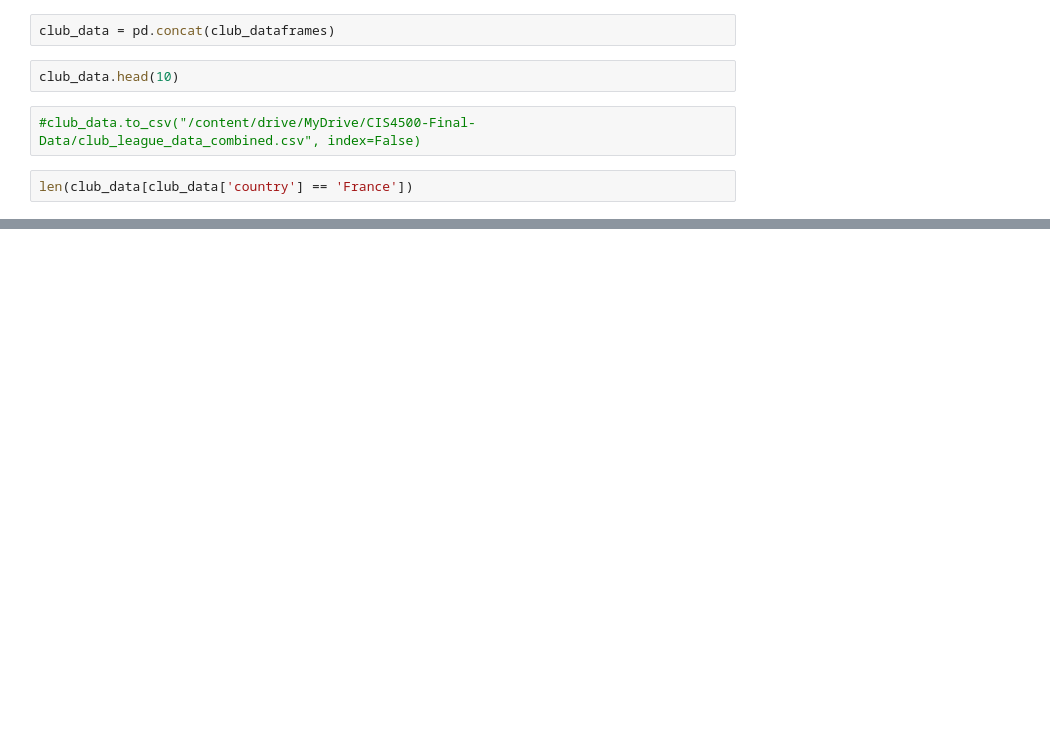
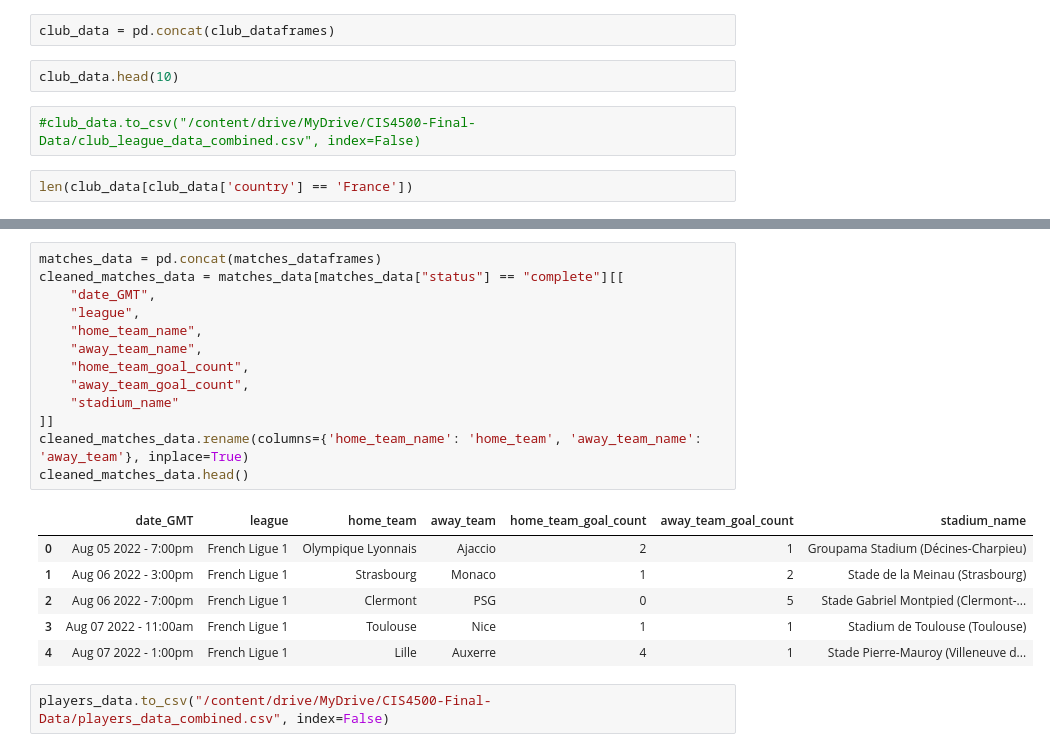
Before and after one commit to jameskearney-Penn/Fifamuse, a Jupyter notebook: Data_Aggregation.ipynb, the cells around one changed output, grey strips where cells are left out. Drawn from its saved outputs; the diff is of its cells as text; blank space fills up the shorter version.

```diff
--- a/Data_Aggregation.ipynb
+++ b/Data_Aggregation.ipynb
@@ -72,3 +133,25 @@ len(club_data[club_data['country'] == 'France'])
+# %%
+matches_data = pd.concat(matches_dataframes)
+cleaned_matches_data = matches_data[matches_data["status"] == "complete"][[
+    "date_GMT",
+    "league",
+    "home_team_name",
+    "away_team_name",
+    "home_team_goal_count",
+    "away_team_goal_count",
+    "stadium_name"
+]]
+cleaned_matches_data.rename(columns={'home_team_name': 'home_team', 'away_team_name': 'away_team'}, inplace=True)
+cleaned_matches_data.head()
+# %% [output]
+|  | date_GMT | league | home_team | away_team | home_team_goal_count | away_team_goal_count | stadium_name |
+| 0 | Aug 05 2022 - 7:00pm | French Ligue 1 | Olympique Lyonnais | Ajaccio | 2 | 1 | Groupama Stadium (Décines-Charpieu) |
+| 1 | Aug 06 2022 - 3:00pm | French Ligue 1 | Strasbourg | Monaco | 1 | 2 | Stade de la Meinau (Strasbourg) |
+| 2 | Aug 06 2022 - 7:00pm | French Ligue 1 | Clermont | PSG | 0 | 5 | Stade Gabriel Montpied (Clermont-... |
+| 3 | Aug 07 2022 - 11:00am | French Ligue 1 | Toulouse | Nice | 1 | 1 | Stadium de Toulouse (Toulouse) |
+| 4 | Aug 07 2022 - 1:00pm | French Ligue 1 | Lille | Auxerre | 4 | 1 | Stade Pierre-Mauroy (Villeneuve d... |
+# %%
+players_data.to_csv("/content/drive/MyDrive/CIS4500-Final-Data/players_data_combined.csv", index=False)
 # %%
 players_suffix = "_Players_Data/"
 temp = zip(countries, leagues)
```
Also changed, not shown: parts of 10 cells of this notebook.
